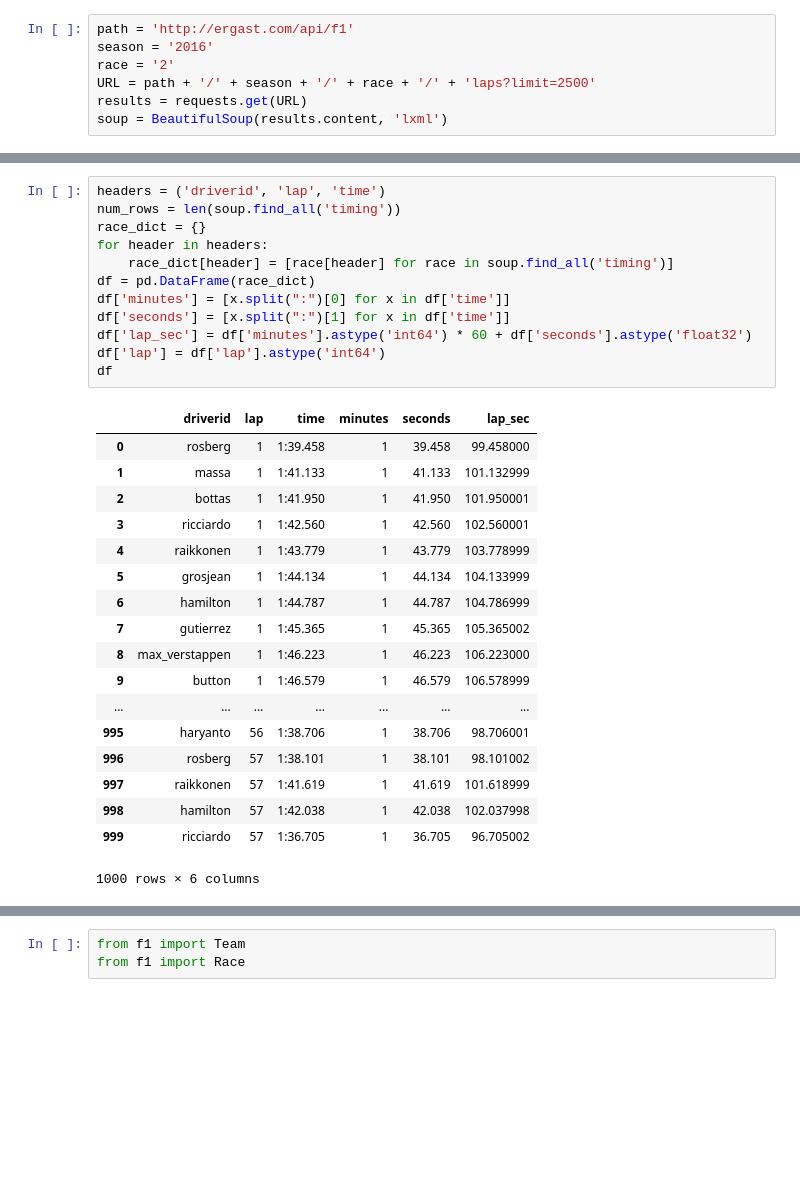
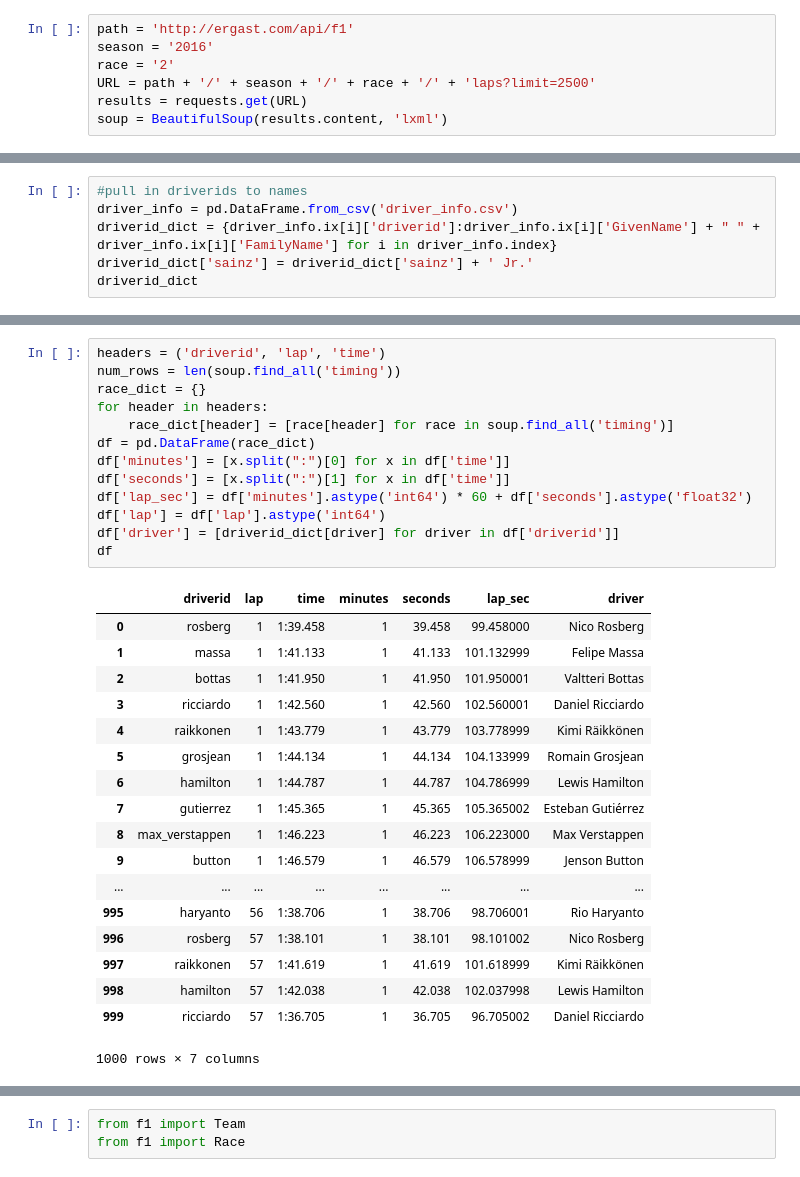
Before and after one commit to jankcious/fantasy-formula-one, a Jupyter notebook: Watch.ipynb, the cells around one changed output, grey strips where cells are left out. Saved outputs shown, nothing was run; the diff lists cells and outputs as text; blank space fills up the shorter version.

```diff
--- a/Watch.ipynb
+++ b/Watch.ipynb
@@ -36,0 +17,6 @@ soup
+# %%
+#pull in driverids to names
+driver_info = pd.DataFrame.from_csv('driver_info.csv')
+driverid_dict = {driver_info.ix[i]['driverid']:driver_info.ix[i]['GivenName'] + " " + driver_info.ix[i]['FamilyName'] for i in driver_info.index}
+driverid_dict['sainz'] = driverid_dict['sainz'] + ' Jr.'
+driverid_dict
@@ -37,34 +41,35 @@ soup
 # %%
 headers = ('driverid', 'lap', 'time')
 num_rows = len(soup.find_all('timing'))
 race_dict = {}
 for header in headers:
     race_dict[header] = [race[header] for race in soup.find_all('timing')]
 df = pd.DataFrame(race_dict)
 df['minutes'] = [x.split(":")[0] for x in df['time']]
 df['seconds'] = [x.split(":")[1] for x in df['time']]
 df['lap_sec'] = df['minutes'].astype('int64') * 60 + df['seconds'].astype('float32')
 df['lap'] = df['lap'].astype('int64')
+df['driver'] = [driverid_dict[driver] for driver in df['driverid']]
 df
 # %% [output]
-|  | driverid | lap | time | minutes | seconds | lap_sec |
-| 0 | rosberg | 1 | 1:39.458 | 1 | 39.458 | 99.458000 |
-| 1 | massa | 1 | 1:41.133 | 1 | 41.133 | 101.132999 |
-| 2 | bottas | 1 | 1:41.950 | 1 | 41.950 | 101.950001 |
-| 3 | ricciardo | 1 | 1:42.560 | 1 | 42.560 | 102.560001 |
-| 4 | raikkonen | 1 | 1:43.779 | 1 | 43.779 | 103.778999 |
-| 5 | grosjean | 1 | 1:44.134 | 1 | 44.134 | 104.133999 |
-| 6 | hamilton | 1 | 1:44.787 | 1 | 44.787 | 104.786999 |
-| 7 | gutierrez | 1 | 1:45.365 | 1 | 45.365 | 105.365002 |
-| 8 | max_verstappen | 1 | 1:46.223 | 1 | 46.223 | 106.223000 |
-| 9 | button | 1 | 1:46.579 | 1 | 46.579 | 106.578999 |
-| ... | ... | ... | ... | ... | ... | ... |
-| 995 | haryanto | 56 | 1:38.706 | 1 | 38.706 | 98.706001 |
-| 996 | rosberg | 57 | 1:38.101 | 1 | 38.101 | 98.101002 |
-| 997 | raikkonen | 57 | 1:41.619 | 1 | 41.619 | 101.618999 |
-| 998 | hamilton | 57 | 1:42.038 | 1 | 42.038 | 102.037998 |
-| 999 | ricciardo | 57 | 1:36.705 | 1 | 36.705 | 96.705002 |
+|  | driverid | lap | time | minutes | seconds | lap_sec | driver |
+| 0 | rosberg | 1 | 1:39.458 | 1 | 39.458 | 99.458000 | Nico Rosberg |
+| 1 | massa | 1 | 1:41.133 | 1 | 41.133 | 101.132999 | Felipe Massa |
+| 2 | bottas | 1 | 1:41.950 | 1 | 41.950 | 101.950001 | Valtteri Bottas |
+| 3 | ricciardo | 1 | 1:42.560 | 1 | 42.560 | 102.560001 | Daniel Ricciardo |
+| 4 | raikkonen | 1 | 1:43.779 | 1 | 43.779 | 103.778999 | Kimi Räikkönen |
+| 5 | grosjean | 1 | 1:44.134 | 1 | 44.134 | 104.133999 | Romain Grosjean |
+| 6 | hamilton | 1 | 1:44.787 | 1 | 44.787 | 104.786999 | Lewis Hamilton |
+| 7 | gutierrez | 1 | 1:45.365 | 1 | 45.365 | 105.365002 | Esteban Gutiérrez |
+| 8 | max_verstappen | 1 | 1:46.223 | 1 | 46.223 | 106.223000 | Max Verstappen |
+| 9 | button | 1 | 1:46.579 | 1 | 46.579 | 106.578999 | Jenson Button |
+| ... | ... | ... | ... | ... | ... | ... | ... |
+| 995 | haryanto | 56 | 1:38.706 | 1 | 38.706 | 98.706001 | Rio Haryanto |
+| 996 | rosberg | 57 | 1:38.101 | 1 | 38.101 | 98.101002 | Nico Rosberg |
+| 997 | raikkonen | 57 | 1:41.619 | 1 | 41.619 | 101.618999 | Kimi Räikkönen |
+| 998 | hamilton | 57 | 1:42.038 | 1 | 42.038 | 102.037998 | Lewis Hamilton |
+| 999 | ricciardo | 57 | 1:36.705 | 1 | 36.705 | 96.705002 | Daniel Ricciardo |
-1000 rows × 6 columns
+1000 rows × 7 columns
 # %%
 df['lap_sec'].hist()
 # %% [output]
```
Also changed, not shown: parts of 24 cells of this notebook, 4 other files.
